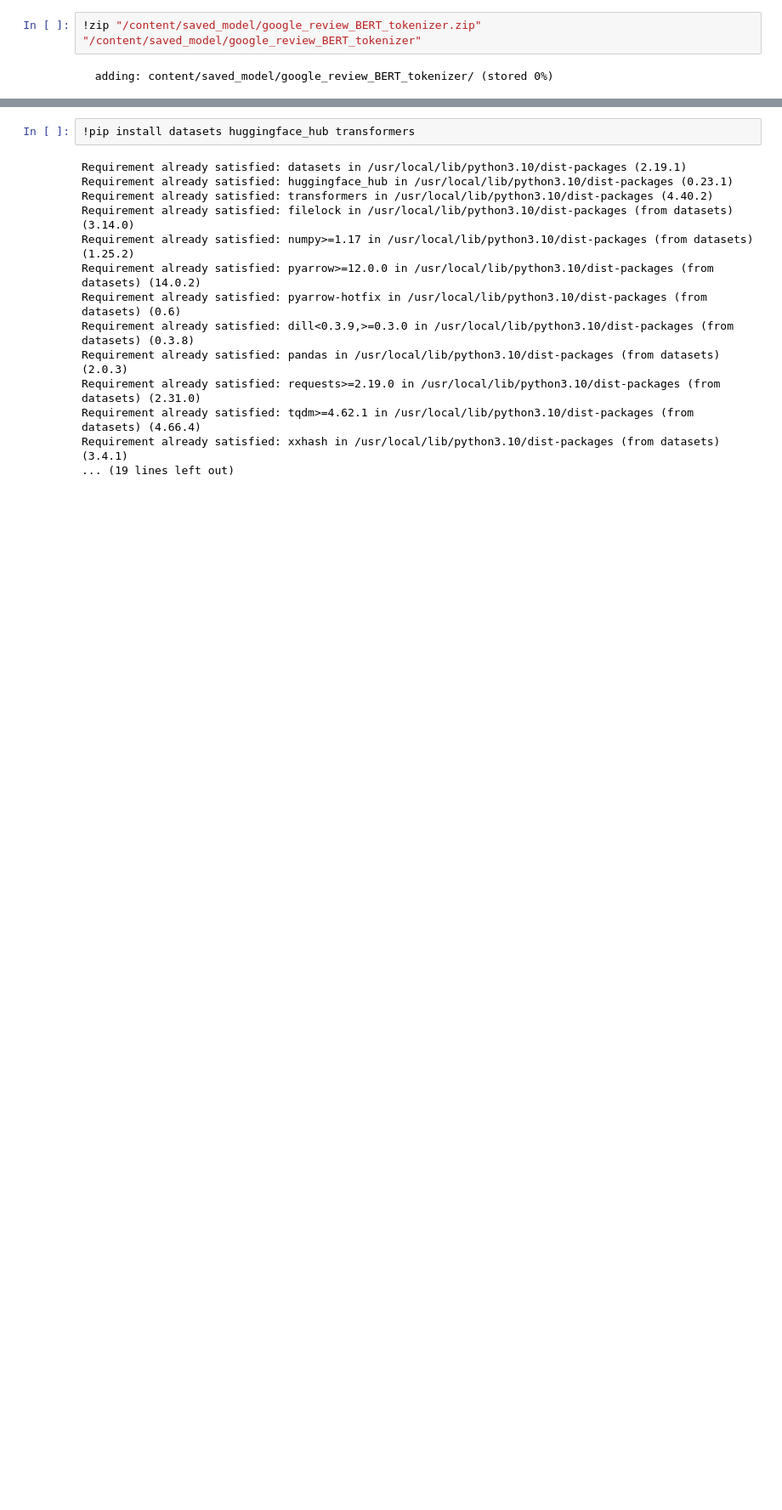
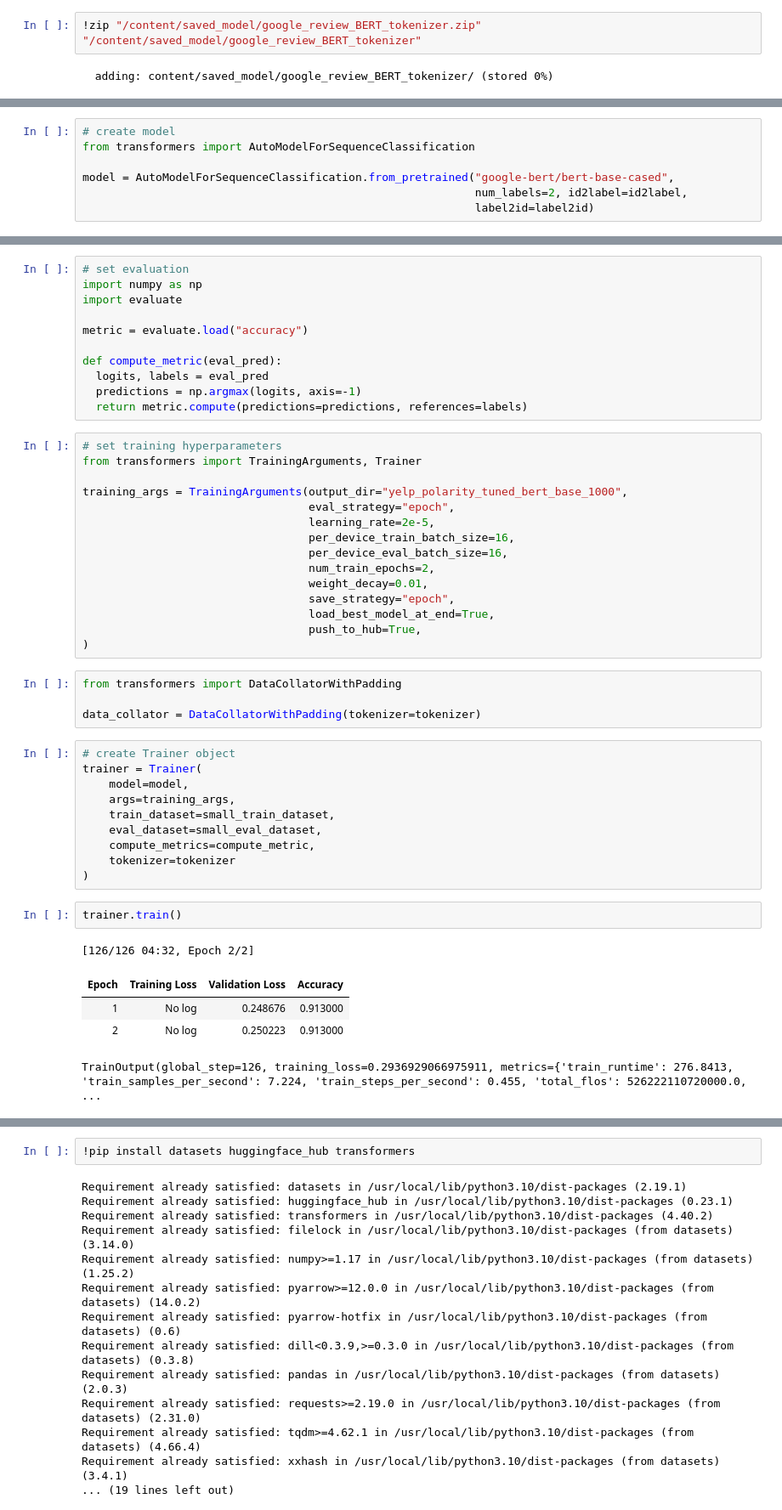
Before and after one commit to kengboonang/Reddit-Review-SA, a Jupyter notebook: models/ABSA_practice.ipynb, the cells around one changed output, grey strips where cells are left out. Shown at 85% size. Cells and saved outputs as stored; diff of their text form; blank space fills up the shorter version.

```diff
--- a/models/ABSA_practice.ipynb
+++ b/models/ABSA_practice.ipynb
@@ -526,0 +622,7 @@ files.download("/content/saved_model/google_review_BERT_tokenizer.zip")
+# %%
+# create model
+from transformers import AutoModelForSequenceClassification
+
+model = AutoModelForSequenceClassification.from_pretrained("google-bert/bert-base-cased",
+                                                           num_labels=2, id2label=id2label,
+                                                           label2id=label2id)
@@ -526,0 +632,48 @@ files.download("/content/saved_model/google_review_BERT_tokenizer.zip")
+# %%
+# set evaluation
+import numpy as np
+import evaluate
+
+metric = evaluate.load("accuracy")
+
+def compute_metric(eval_pred):
+  logits, labels = eval_pred
+  predictions = np.argmax(logits, axis=-1)
+  return metric.compute(predictions=predictions, references=labels)
+# %%
+# set training hyperparameters
+from transformers import TrainingArguments, Trainer
+
+training_args = TrainingArguments(output_dir="yelp_polarity_tuned_bert_base_1000",
+                                  eval_strategy="epoch",
+                                  learning_rate=2e-5,
+                                  per_device_train_batch_size=16,
+                                  per_device_eval_batch_size=16,
+                                  num_train_epochs=2,
+                                  weight_decay=0.01,
+                                  save_strategy="epoch",
+                                  load_best_model_at_end=True,
+                                  push_to_hub=True,
+)
+# %%
+from transformers import DataCollatorWithPadding
+
+data_collator = DataCollatorWithPadding(tokenizer=tokenizer)
+# %%
+# create Trainer object
+trainer = Trainer(
+    model=model,
+    args=training_args,
+    train_dataset=small_train_dataset,
+    eval_dataset=small_eval_dataset,
+    compute_metrics=compute_metric,
+    tokenizer=tokenizer
+)
+# %%
+trainer.train()
+# %% [output]
+[126/126 04:32, Epoch 2/2]
+| Epoch | Training Loss | Validation Loss | Accuracy |
+| 1 | No log | 0.248676 | 0.913000 |
+| 2 | No log | 0.250223 | 0.913000 |
+TrainOutput(global_step=126, training_loss=0.2936929066975911, metrics={'train_runtime': 276.8413, 'train_samples_per_second': 7.224, 'train_steps_per_second': 0.455, 'total_flos': 526222110720000.0,  ...
```
Also changed, not shown: parts of 17 cells of this notebook, 8 other files.
